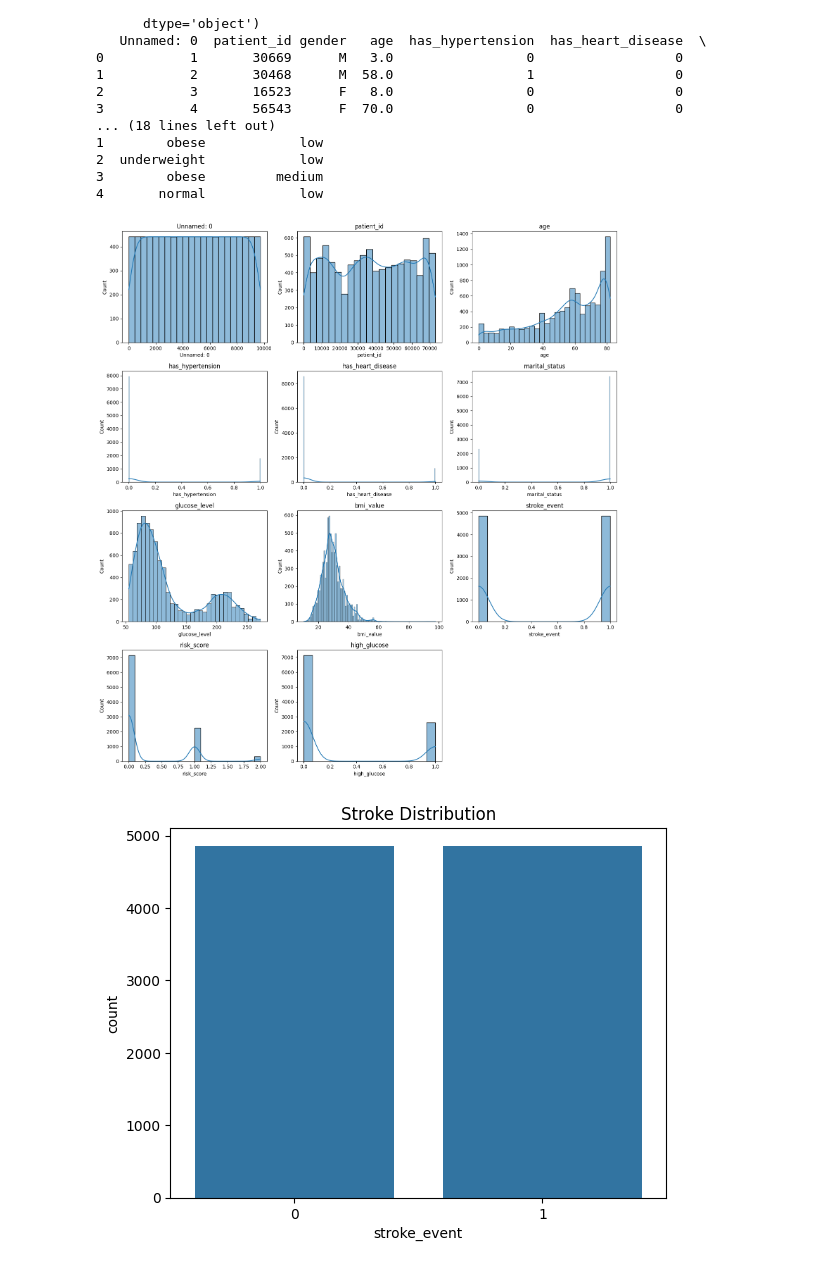
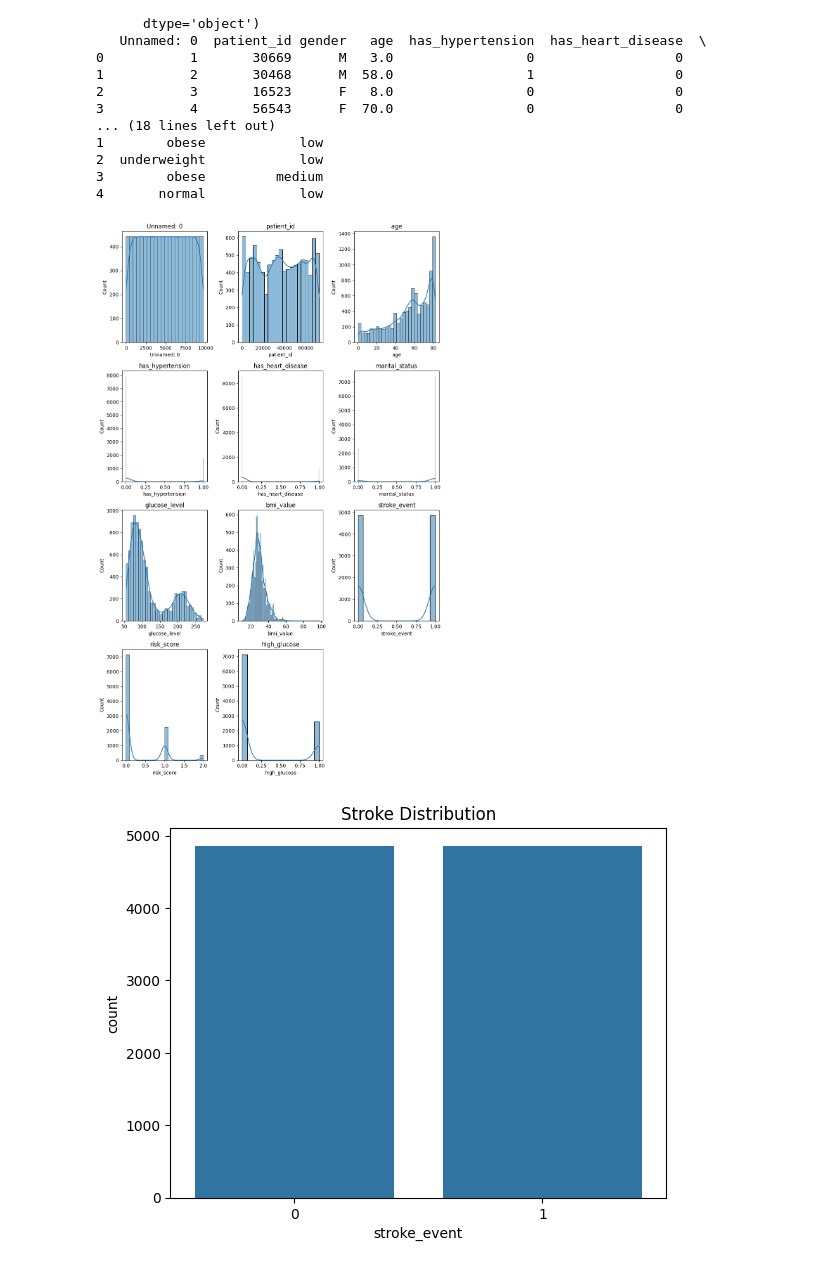
Before and after one commit to Savindi2002/Health-care-analysis, a Jupyter notebook: analysis.ipynb, the cells around one changed output. Cells and saved outputs as stored; diff of their text form; code cells hidden in the pictures.

Commit message:
figsize changed on histogram

```diff
--- a/analysis.ipynb
+++ b/analysis.ipynb
@@ -70,27 +70,27 @@ Index(['Unnamed: 0', 'patient_id', 'gender', 'age', 'has_hypertension',
 # %%
 
 
 
 num_cols = df.select_dtypes(include='number').columns
 
 # number of columns
 n_cols = len(num_cols)
 
 # create subplot grid (auto layout)
 rows = int(np.ceil(n_cols / 3))   # 3 plots per row (you can change this)
 cols = 3
 
-plt.figure(figsize=(15, rows * 4))
+plt.figure(figsize=(10, rows * 4))
 
 for i, col in enumerate(num_cols):
     plt.subplot(rows, cols, i + 1)
     sns.histplot(df[col], kde=True)
     plt.title(col)
 
 plt.tight_layout()
 plt.show()
 # %% [output]
-[figure, old version]
+[figure, new version]
 # %%
 sns.countplot(x="stroke_event", data=df)
 plt.title("Stroke Distribution")
```
